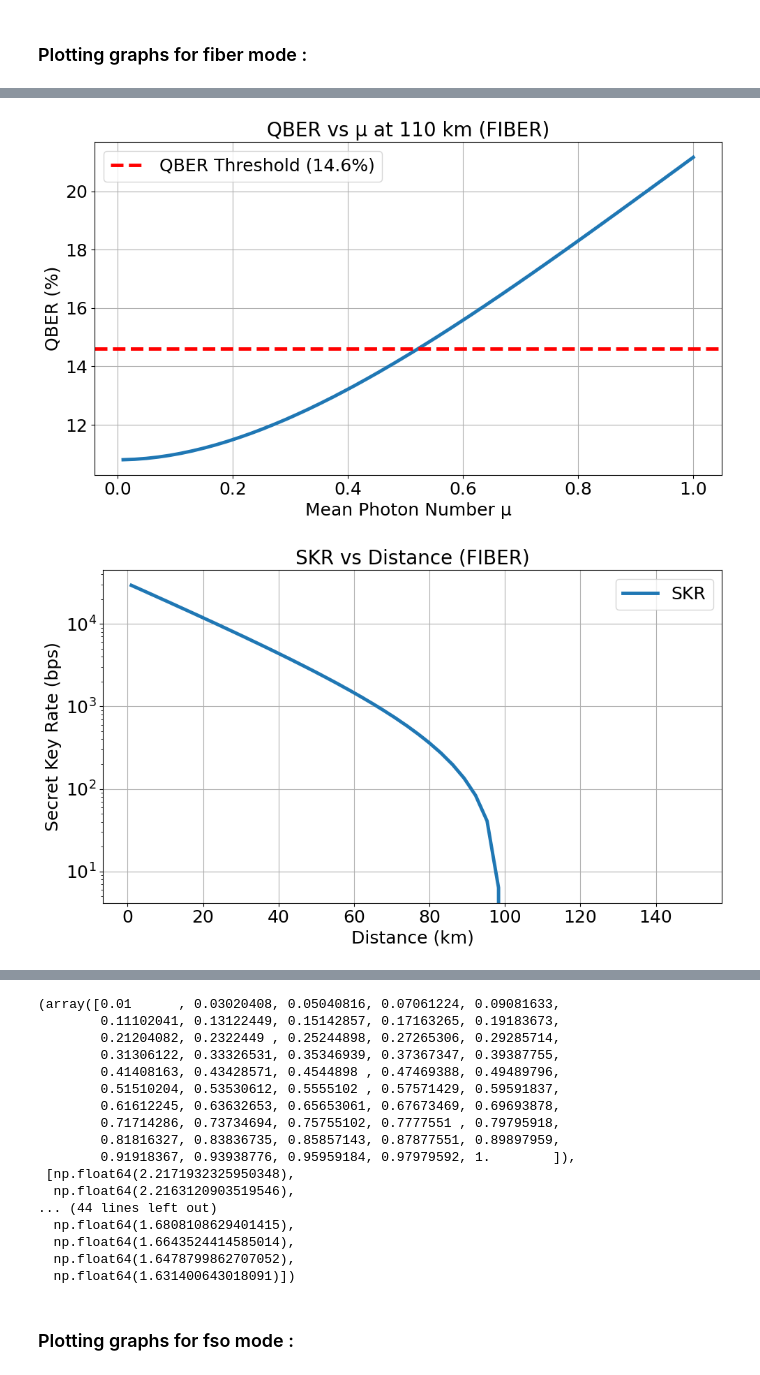
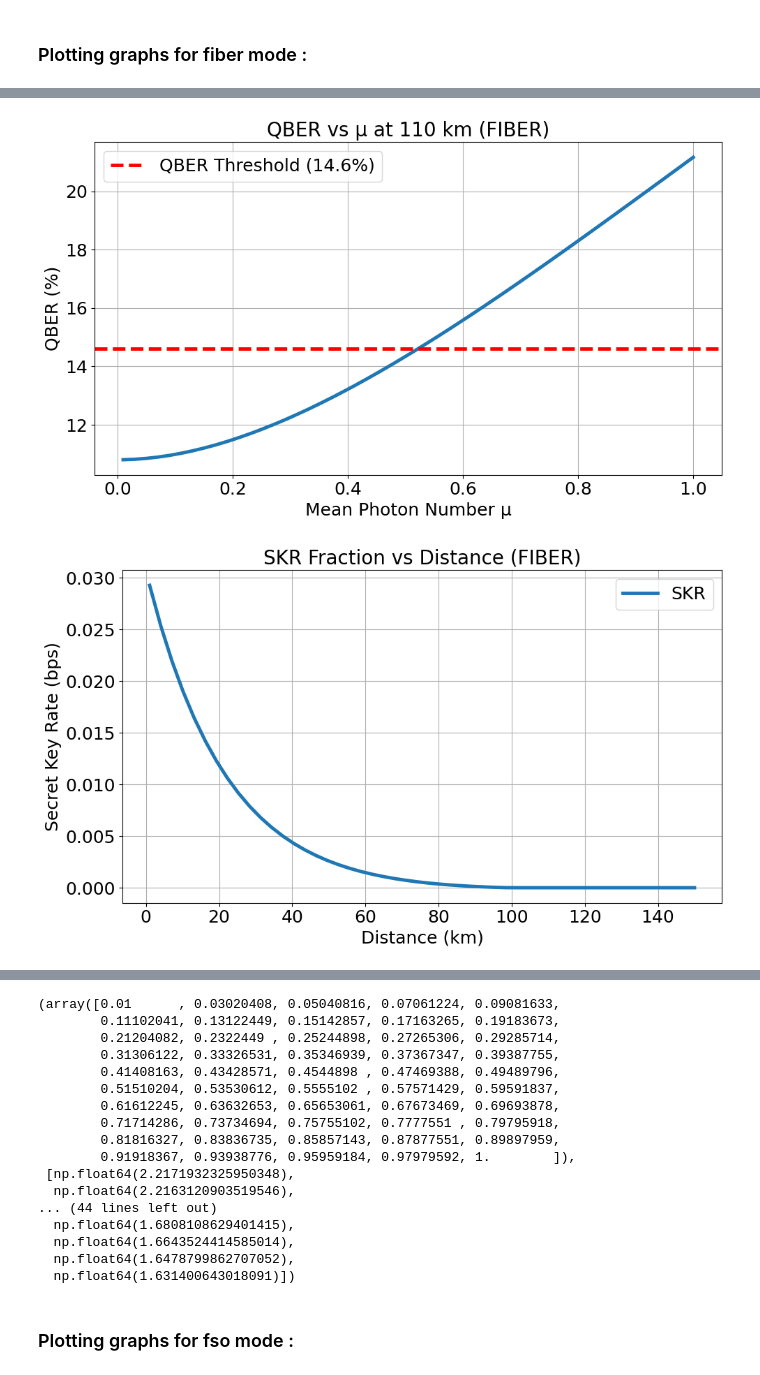
Before and after one commit to gurseeratkaur1/OPqkdSim, a Jupyter notebook: E91.ipynb, the cells around one changed output, grey strips where cells are left out. Drawn from its saved outputs; the diff is of its cells as text; code cells hidden in the pictures.

Commit message:
added skr fraction graph

```diff
--- a/E91.ipynb
+++ b/E91.ipynb
@@ -962,3 +964,45 @@ def plot_skr_vs_distance(distance_range=(1, 150), num_points=50,
+# %%
+def plot_skrfrac_vs_distance(distance_range=(1, 150), num_points=50,
+                         detector_efficiency=0.6, collection_efficiency=0.6,
+                         channel_type="fiber",
+                         receiver_diameter=0.03, transmitter_diameter=0.01,
+                         beam_divergence=0.025e-3, atmospheric_attenuation=0.1,
+                         mu=0.1, f_rep=1):
+    """
+    Plot Secret Key Rate (SKR) vs distance for E91 protocol.
+    """
+    distances = np.linspace(*distance_range, num_points)
+    skr_values = []
+
+    for d in distances:
+        channel = QuantumChannel(ChannelType.FIBER if channel_type == "fiber" else ChannelType.FSO)
+        if channel_type == "fso":
+            channel.update_parameters(
+                rx_aperture=receiver_diameter,
+                tx_aperture=transmitter_diameter,
+                beam_divergence=beam_divergence,
+                alpha_db=atmospheric_attenuation
+            )
+
+        detector = QuantumDetector(detector_efficiency, collection_efficiency)
+
+        sim = E91Simulator(channel, detector, distance_km=d, mu=mu, f_rep=f_rep)  #
+        result = sim.simulate_single_distance(d)
+        skr_values.append(result['secret_key_rate'])
+
+    plt.figure(figsize=(10, 6))
+    plt.plot(distances, skr_values, linewidth=3.5, markersize=6, label='SKR')
+    plt.grid(True)
+    plt.xlabel('Distance (km)', fontsize=18)
+    plt.ylabel('Secret Key Rate (bps)', fontsize=18)
+    plt.title(f'SKR Fraction vs Distance ({channel_type.upper()})', fontsize=20)
+    plt.legend(fontsize=18)
+    plt.xticks(fontsize=18)
+    plt.yticks(fontsize=18)
+    plt.tight_layout()
+    plt.show()
+
+    return distances, skr_values
 # %% [markdown]
 ### 4.3 Bell Violation vs Distance
 
@@ -1130,11 +1174,12 @@ def plot_bell_violation_vs_mu(mu_range=(0.01, 1.0), num_points=50,
 # %%
 plot_qber_vs_distance()
 plot_qber_vs_mu(fixed_distance_km=110)
+plot_skrfrac_vs_distance()
 plot_skr_vs_distance()
 plot_skr_vs_mu(fixed_distance_km=70)
 plot_bell_violation_vs_distance()
 plot_bell_violation_vs_mu(fixed_distance_km=110)
 # %% [output]
 [figure]
 [figure]
-[figure, old version]
+[figure, new version]
```
Also changed, not shown: parts of 4 cells of this notebook.
